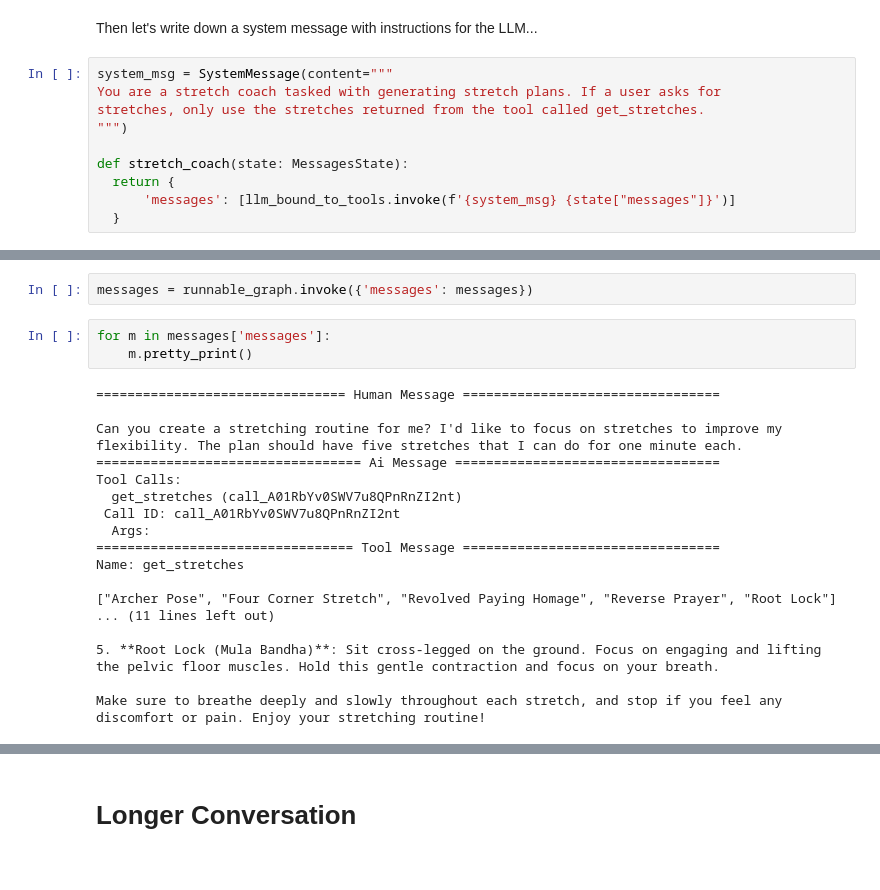
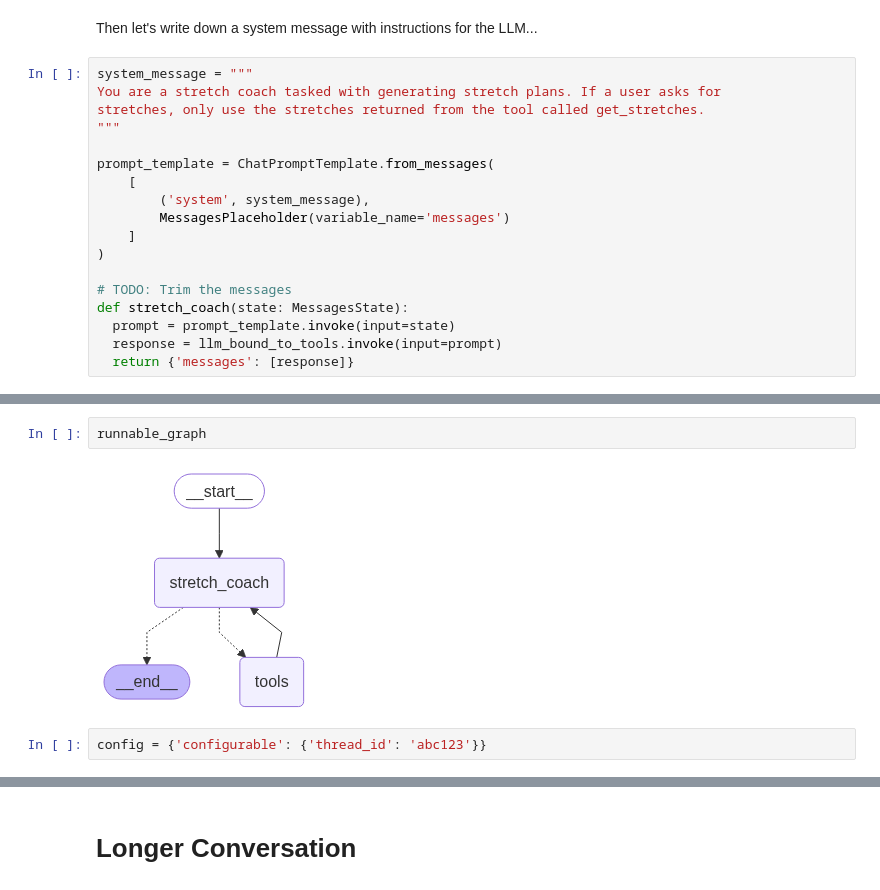
Before and after one commit to chrispoole70/our-daily-stretch, a Jupyter notebook: our_daily_stretch_agent.ipynb, the cells around one changed output, grey strips where cells are left out. Cells and saved outputs as stored; diff of their text form.

```diff
--- a/our_daily_stretch_agent.ipynb
+++ b/our_daily_stretch_agent.ipynb
@@ -89,12 +92,20 @@ llm_bound_to_tools = llm.bind_tools(tools=tools)
 # %% [markdown]
 Then let's write down a system message with instructions for the LLM...
 # %%
-system_msg = SystemMessage(content="""
+system_message = """
 You are a stretch coach tasked with generating stretch plans. If a user asks for
 stretches, only use the stretches returned from the tool called get_stretches.
-""")
+"""
 
+prompt_template = ChatPromptTemplate.from_messages(
+    [
+        ('system', system_message),
+        MessagesPlaceholder(variable_name='messages')
+    ]
+)
+
+# TODO: Trim the messages
 def stretch_coach(state: MessagesState):
-  return {
-      'messages': [llm_bound_to_tools.invoke(f'{system_msg} {state["messages"]}')]
-  }
+  prompt = prompt_template.invoke(input=state)
+  response = llm_bound_to_tools.invoke(input=prompt)
+  return {'messages': [response]}
@@ -171,23 +136,6 @@ graph TD;
-# %%
-messages = runnable_graph.invoke({'messages': messages})
-# %%
-for m in messages['messages']:
-    m.pretty_print()
-# %% [output]
-================================ Human Message =================================
-
-Can you create a stretching routine for me? I'd like to focus on stretches to improve my flexibility. The plan should have five stretches that I can do for one minute each.
-================================== Ai Message ==================================
-Tool Calls:
-  get_stretches (call_A01RbYv0SWV7u8QPnRnZI2nt)
- Call ID: call_A01RbYv0SWV7u8QPnRnZI2nt
-  Args:
-================================= Tool Message =================================
-Name: get_stretches
-
-["Archer Pose", "Four Corner Stretch", "Revolved Paying Homage", "Reverse Prayer", "Root Lock"]
-... (11 lines left out)
-
-5. **Root Lock (Mula Bandha)**: Sit cross-legged on the ground. Focus on engaging and lifting the pelvic floor muscles. Hold this gentle contraction and focus on your breath.
-
-Make sure to breathe deeply and slowly throughout each stretch, and stop if you feel any discomfort or pain. Enjoy your stretching routine!
+# %%
+runnable_graph
+# %% [output]
+[figure, added]
+# %%
+config = {'configurable': {'thread_id': 'abc123'}}
```
Also changed, not shown: parts of 31 cells of this notebook.
